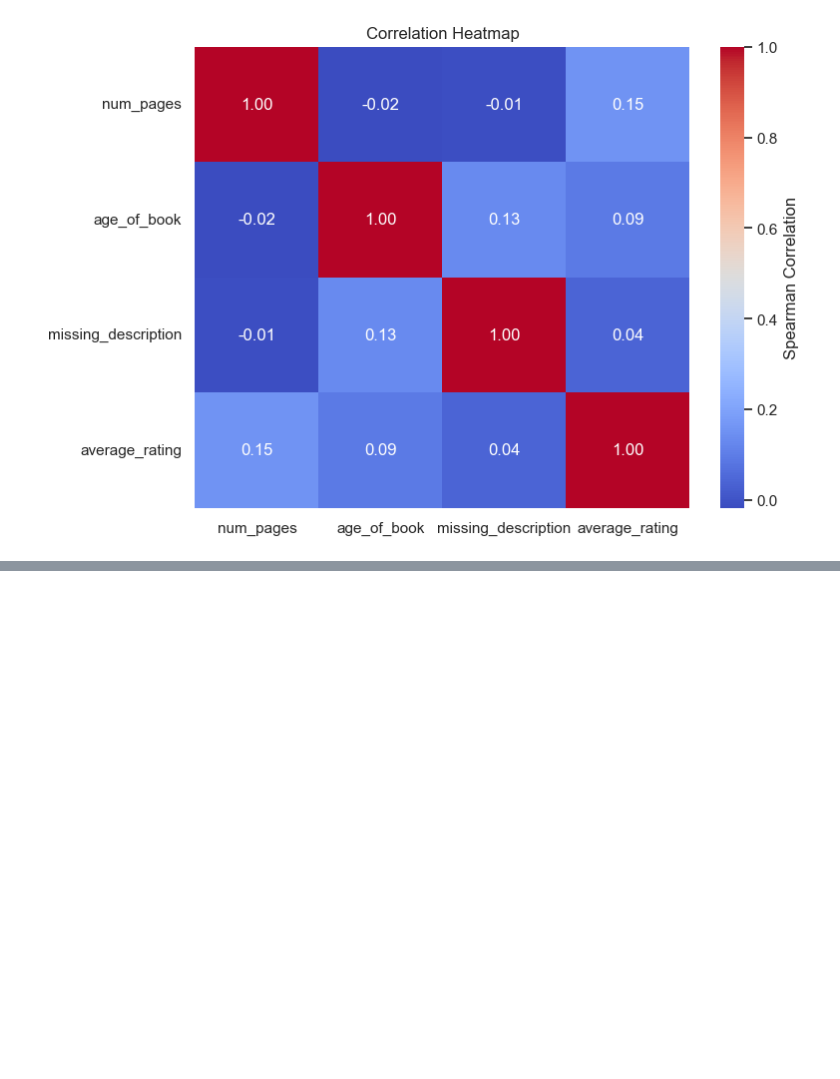
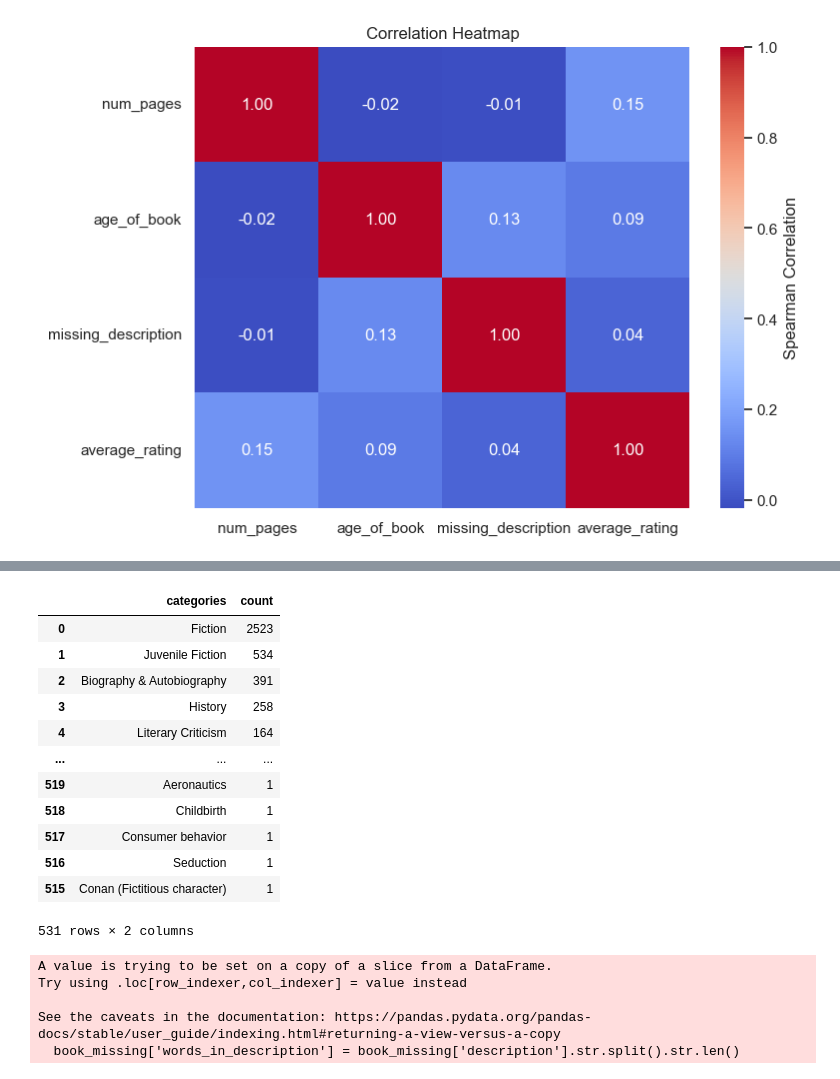
Before and after one commit to ThinhBanana/LLMBookRecommender, a Jupyter notebook: data-exploreation.ipynb, the cells around one changed output, grey strips where cells are left out. Saved outputs shown, nothing was run; the diff lists cells and outputs as text; code cells hidden in the pictures; blank space fills up the shorter version.

```diff
--- a/data-exploreation.ipynb
+++ b/data-exploreation.ipynb
@@ -66,0 +84,26 @@ plt.show()
+# %%
+# Check the categories cols (for recommendation)
+book_misssing['categories'].value_counts().reset_index().sort_values('count', ascending=False)
+# %% [output]
+|  | categories | count |
+| 0 | Fiction | 2523 |
+| 1 | Juvenile Fiction | 534 |
+| 2 | Biography & Autobiography | 391 |
+| 3 | History | 258 |
+| 4 | Literary Criticism | 164 |
+| ... | ... | ... |
+| 519 | Aeronautics | 1 |
+| 518 | Childbirth | 1 |
+| 517 | Consumer behavior | 1 |
+| 516 | Seduction | 1 |
+| 515 | Conan (Fictitious character) | 1 |
+531 rows × 2 columns
+# %%
+# Create new cols for description word count
+book_missing['words_in_description'] = book_missing['description'].str.split().str.len()
+# %% [output]
+A value is trying to be set on a copy of a slice from a DataFrame.
+Try using .loc[row_indexer,col_indexer] = value instead
+
+See the caveats in the documentation: https://pandas.pydata.org/pandas-docs/stable/user_guide/indexing.html#returning-a-view-versus-a-copy
+  book_missing['words_in_description'] = book_missing['description'].str.split().str.len()
```
Also changed, not shown: parts of 15 cells of this notebook, 1 other file.
